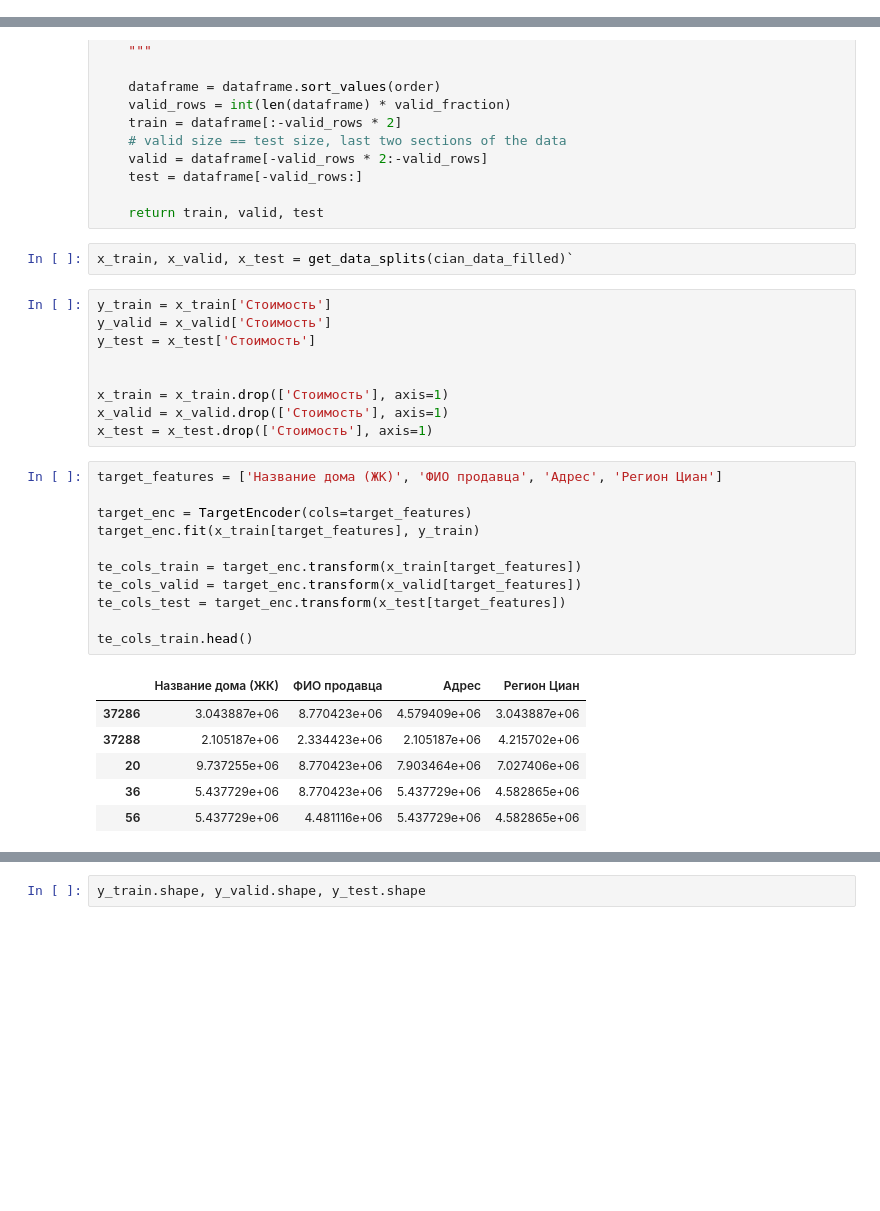
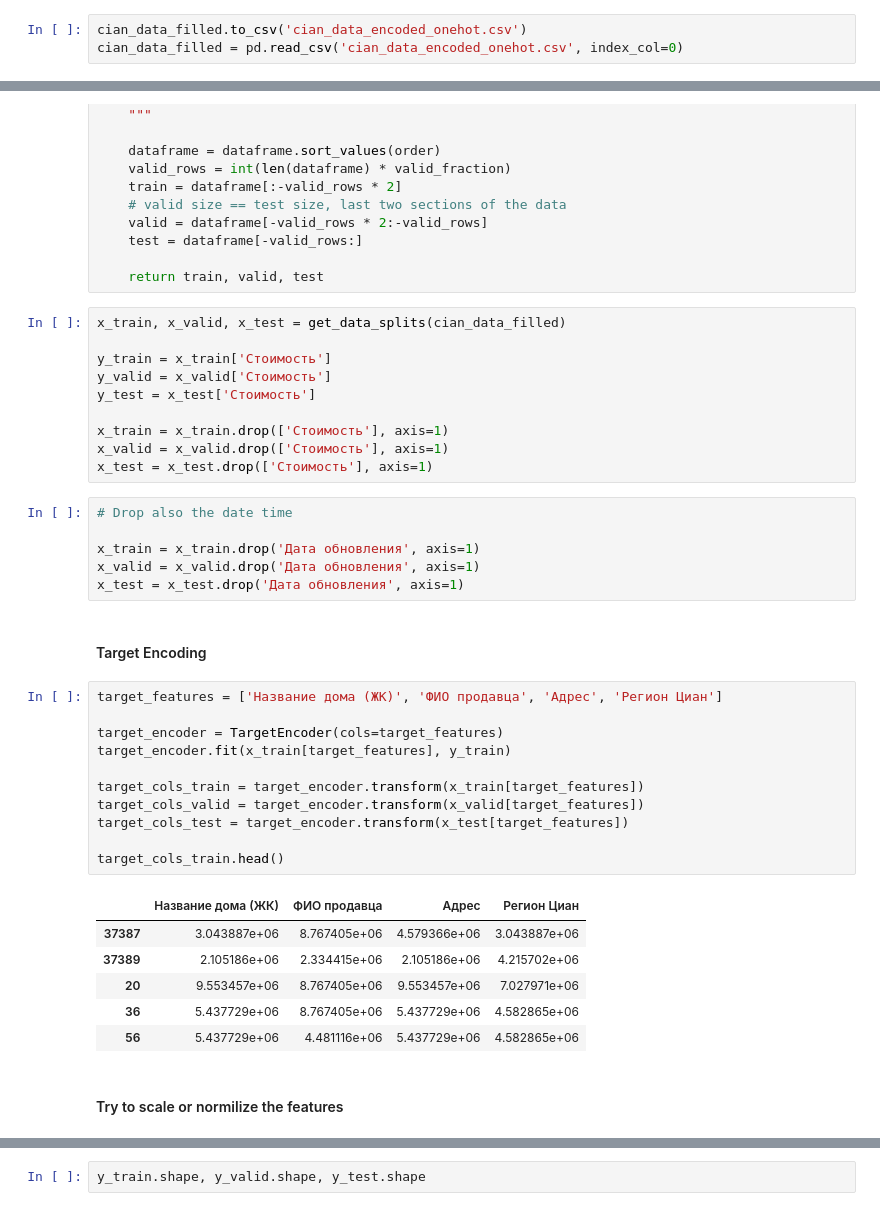
Before and after one commit to aleksanp/cian_prices, a Jupyter notebook: cian_prices.ipynb, the cells around one changed output, grey strips where cells are left out. Cells and saved outputs as stored; diff of their text form; blank space fills up the shorter version.

```diff
--- a/cian_prices.ipynb
+++ b/cian_prices.ipynb
@@ -955,0 +1095,3 @@ cian_data_filled = pd.concat((cian_data_filled,
+# %%
+cian_data_filled.to_csv('cian_data_encoded_onehot.csv')
+cian_data_filled = pd.read_csv('cian_data_encoded_onehot.csv', index_col=0)
@@ -969,32 +1113,41 @@ def get_data_splits(dataframe, valid_fraction=0.1, order='Дата обновл
     test = dataframe[-valid_rows:]
 
     return train, valid, test
-# %%
-x_train, x_valid, x_test = get_data_splits(cian_data_filled)`
 # %%
+x_train, x_valid, x_test = get_data_splits(cian_data_filled)
+
 y_train = x_train['Стоимость']
 y_valid = x_valid['Стоимость']
 y_test = x_test['Стоимость']
 
-
 x_train = x_train.drop(['Стоимость'], axis=1)
 x_valid = x_valid.drop(['Стоимость'], axis=1)
 x_test = x_test.drop(['Стоимость'], axis=1)
+# %%
+# Drop also the date time
+
+x_train = x_train.drop('Дата обновления', axis=1)
+x_valid = x_valid.drop('Дата обновления', axis=1)
+x_test = x_test.drop('Дата обновления', axis=1)
+# %% [markdown]
+#### Target Encoding
 # %%
 target_features = ['Название дома (ЖК)', 'ФИО продавца', 'Адрес', 'Регион Циан']
 
-target_enc = TargetEncoder(cols=target_features)
-target_enc.fit(x_train[target_features], y_train)
+target_encoder = TargetEncoder(cols=target_features)
+target_encoder.fit(x_train[target_features], y_train)
 
-te_cols_train = target_enc.transform(x_train[target_features])
-te_cols_valid = target_enc.transform(x_valid[target_features])
-te_cols_test = target_enc.transform(x_test[target_features])
+target_cols_train = target_encoder.transform(x_train[target_features])
+target_cols_valid = target_encoder.transform(x_valid[target_features])
+target_cols_test = target_encoder.transform(x_test[target_features])
 
-te_cols_train.head()
+target_cols_train.head()
 # %% [output]
 |  | Название дома (ЖК) | ФИО продавца | Адрес | Регион Циан |
-| 37286 | 3.043887e+06 | 8.770423e+06 | 4.579409e+06 | 3.043887e+06 |
-| 37288 | 2.105187e+06 | 2.334423e+06 | 2.105187e+06 | 4.215702e+06 |
-| 20 | 9.737255e+06 | 8.770423e+06 | 7.903464e+06 | 7.027406e+06 |
-| 36 | 5.437729e+06 | 8.770423e+06 | 5.437729e+06 | 4.582865e+06 |
+| 37387 | 3.043887e+06 | 8.767405e+06 | 4.579366e+06 | 3.043887e+06 |
+| 37389 | 2.105186e+06 | 2.334415e+06 | 2.105186e+06 | 4.215702e+06 |
+| 20 | 9.553457e+06 | 8.767405e+06 | 9.553457e+06 | 7.027971e+06 |
+| 36 | 5.437729e+06 | 8.767405e+06 | 5.437729e+06 | 4.582865e+06 |
 | 56 | 5.437729e+06 | 4.481116e+06 | 5.437729e+06 | 4.582865e+06 |
+# %% [markdown]
+#### Try to scale or normilize the features
```
Also changed, not shown: parts of 42 cells of this notebook.
